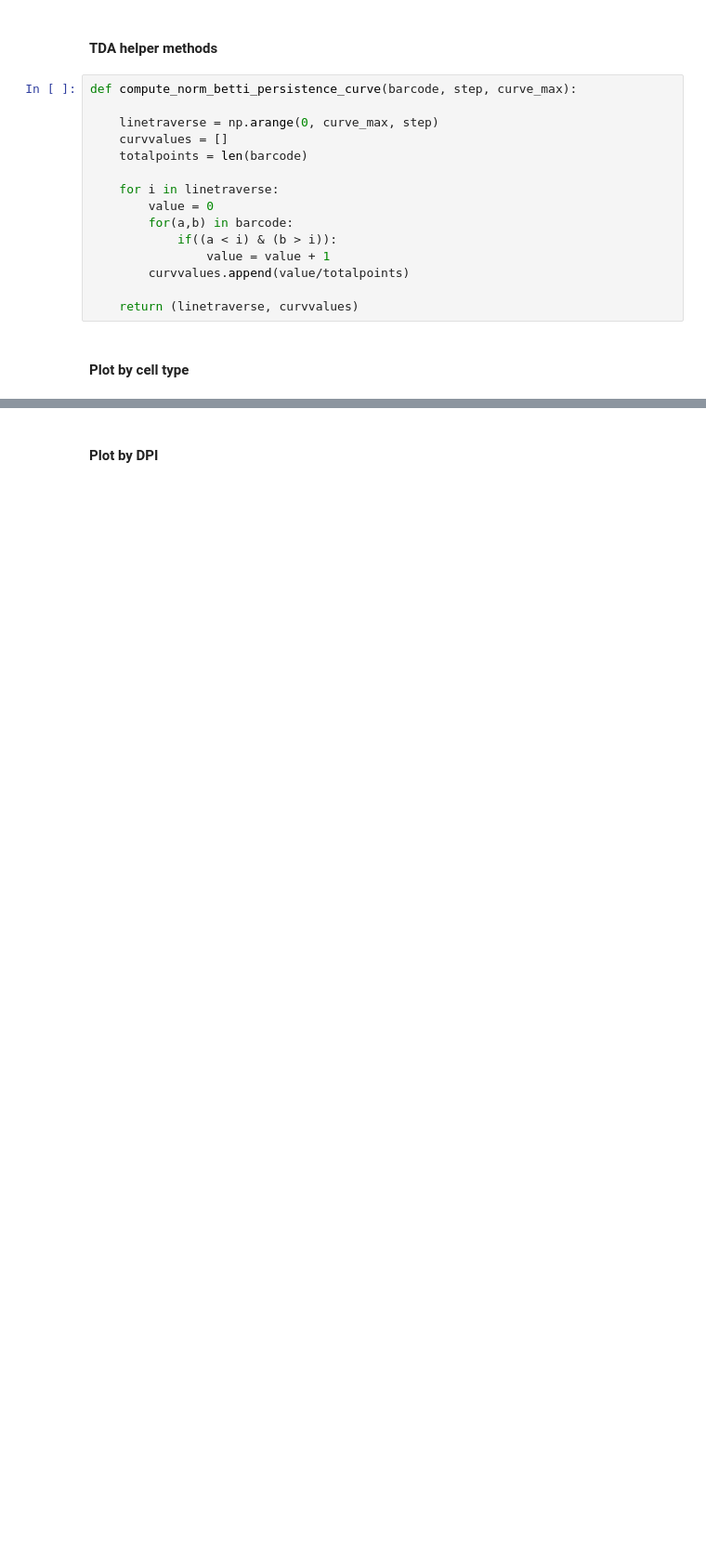
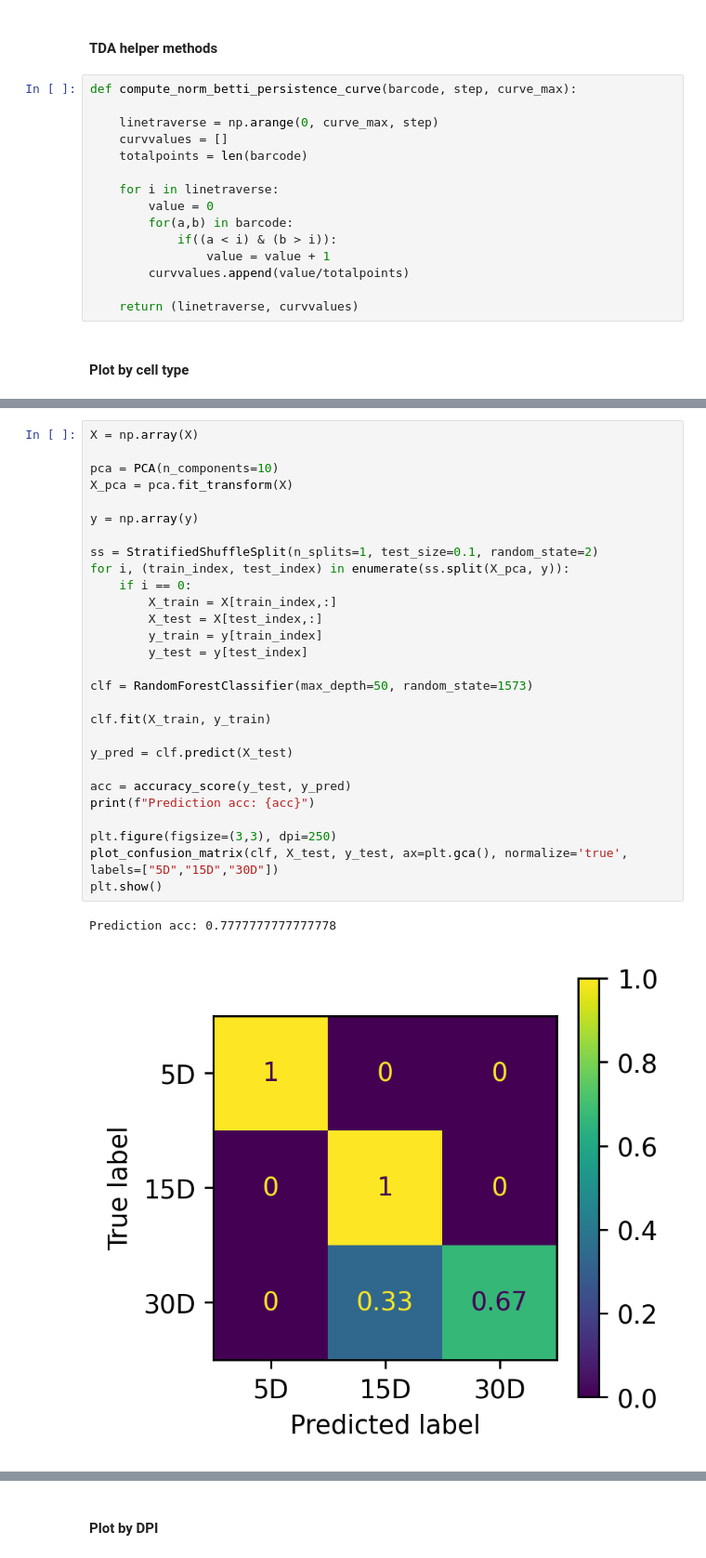
Before and after one commit to elalilab/Stroke_GlialScar_PPA-TDA, a Jupyter notebook: TDA/Plot Betti Curves.ipynb, the cells around one changed output, grey strips where cells are left out. Shown: that part at 93% size. Cells and saved outputs as stored; diff of their text form; blank space fills up the shorter version.

```diff
--- a/TDA/Plot Betti Curves.ipynb
+++ b/TDA/Plot Betti Curves.ipynb
@@ -121,0 +185,31 @@ M32     30D     173734 cells    12448 sampled    (7.16%)
+# %%
+X = np.array(X)
+
+pca = PCA(n_components=10)
+X_pca = pca.fit_transform(X)
+
+y = np.array(y)
+
+ss = StratifiedShuffleSplit(n_splits=1, test_size=0.1, random_state=2)
+for i, (train_index, test_index) in enumerate(ss.split(X_pca, y)):
+    if i == 0:
+        X_train = X[train_index,:]
+        X_test = X[test_index,:]
+        y_train = y[train_index]
+        y_test = y[test_index]
+
+clf = RandomForestClassifier(max_depth=50, random_state=1573)
+
+clf.fit(X_train, y_train)
+
+y_pred = clf.predict(X_test)
+
+acc = accuracy_score(y_test, y_pred)
+print(f"Prediction acc: {acc}")
+
+plt.figure(figsize=(3,3), dpi=250)
+plot_confusion_matrix(clf, X_test, y_test, ax=plt.gca(), normalize='true', labels=["5D","15D","30D"])
+plt.show()
+# %% [output]
+Prediction acc: 0.7777777777777778
+[figure, added]
```
Also changed, not shown: parts of 26 cells of this notebook.
